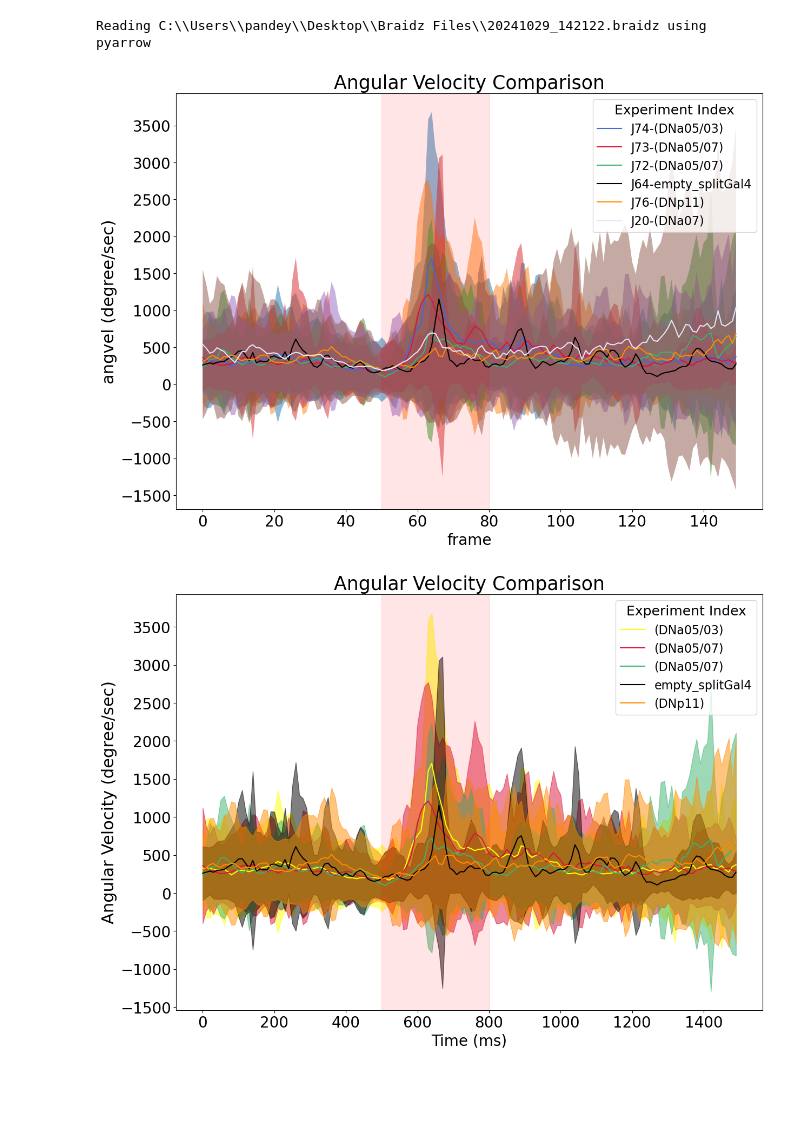
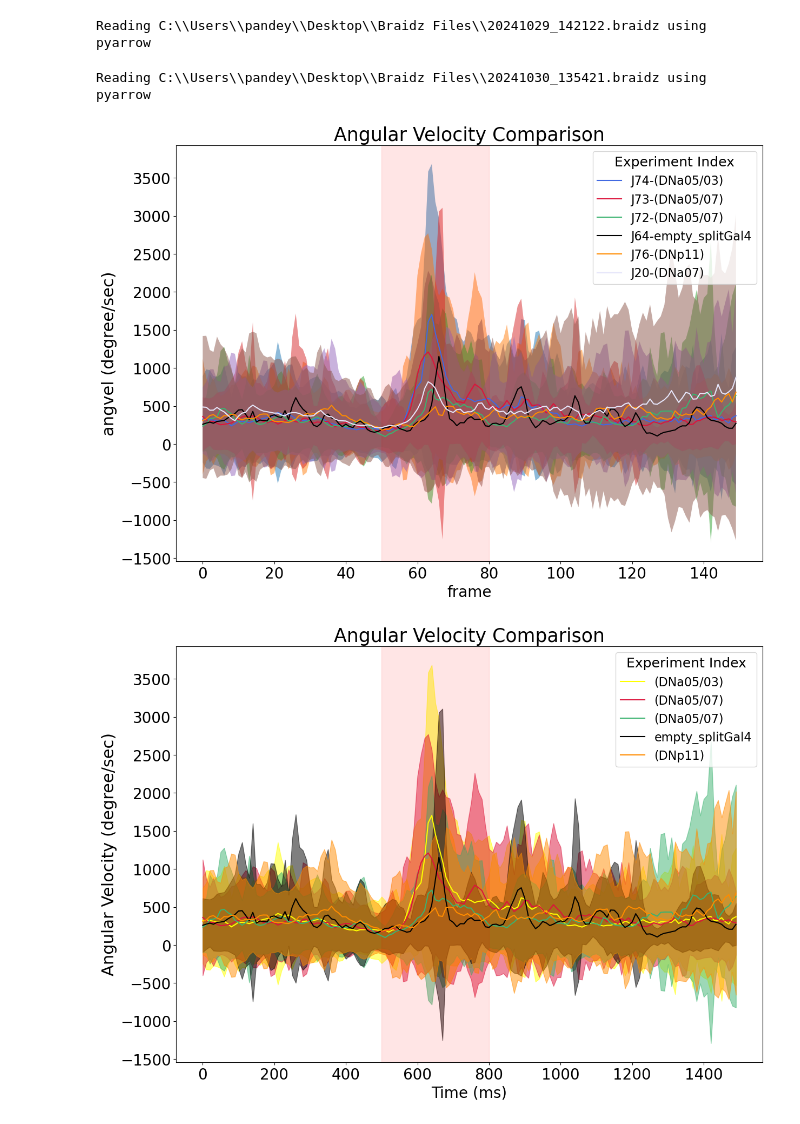
Before and after one commit to Shivammm123/FlyFlightBehavior, a Jupyter notebook: Free Flight Analysis Flies/Complete Analysis.ipynb, the cells around one changed output. Cells and saved outputs as stored; diff of their text form; code cells hidden in the pictures; blank space fills up the shorter version.

```diff
--- a/Free Flight Analysis Flies/Complete Analysis.ipynb
+++ b/Free Flight Analysis Flies/Complete Analysis.ipynb
@@ -195,32 +195,41 @@ data13 = extract_stimulus_centered_data(df, csvs["opto"])
 AngV13 = data13['angular_velocity']
 # %% [output]
 Reading C:\\Users\\pandey\\Desktop\\Braidz Files\\20241029_142122.braidz using pyarrow
+# %%
+df, csvs = braidz.read_braidz(r"C:\\Users\\pandey\\Desktop\\Braidz Files\\20241030_135421.braidz")
+df,csvs["opto"]
+data14 = extract_stimulus_centered_data(df, csvs["opto"])
+AngV14 = data14['angular_velocity']
+# %% [output]
+Reading C:\\Users\\pandey\\Desktop\\Braidz Files\\20241030_135421.braidz using pyarrow
+# %%
+AngV_J20 = np.concatenate([AngV13, AngV14])
 # %%
 fig, ax = plt.subplots(figsize=(14, 10))
 plot_mean_and_std(np.abs(AngV_J74_Gal4), ax=ax, label='J74-(DNa05/03)', color='royalblue')
 plot_mean_and_std(np.abs(AngV_J73_Gal4), ax=ax, label='J73-(DNa05/07)', color='crimson')
 plot_mean_and_std(np.abs(AngV_J72_Gal4), ax=ax, label='J72-(DNa05/07)', color='mediumseagreen')
 plot_mean_and_std(np.abs(AngV_J64), ax=ax, label='J64-empty_splitGal4', color='black')
 plot_mean_and_std(np.abs(AngV_J76_Gal4), ax=ax, label='J76-(DNp11)', color='darkorange')
-plot_mean_and_std(np.abs(AngV13), ax=ax, label='J20-(DNa07)', color='lavender')
+plot_mean_and_std(np.abs(AngV_J20), ax=ax, label='J20-(DNa07)', color='lavender')
 ax.set_xlabel("frame", fontsize = 20)
 ax.set_ylabel("angvel (degree/sec)")
 ax.set_title("Ang_Vel Plot_Comparison ")
 
 ax.yaxis.set_major_locator(ticker.MultipleLocator(500))
 
 ax.axvspan(50, 80, color='red', alpha=0.1)
 plt.legend(title="Experiment Index", fontsize=16, title_fontsize=18)
 
 plt.title("Angular Velocity Comparison", fontsize=25)
 plt.ylabel("angvel (degree/sec)", fontsize=22)
 plt.xticks(fontsize=20)
 plt.yticks(fontsize=20)
 plt.grid(False)
 
 plt.show()
 # %% [output]
-[figure, old version]
+[figure, new version]
 # %%
 import numpy as np
 import matplotlib.pyplot as plt
```
Also changed, not shown: 3 other files.
